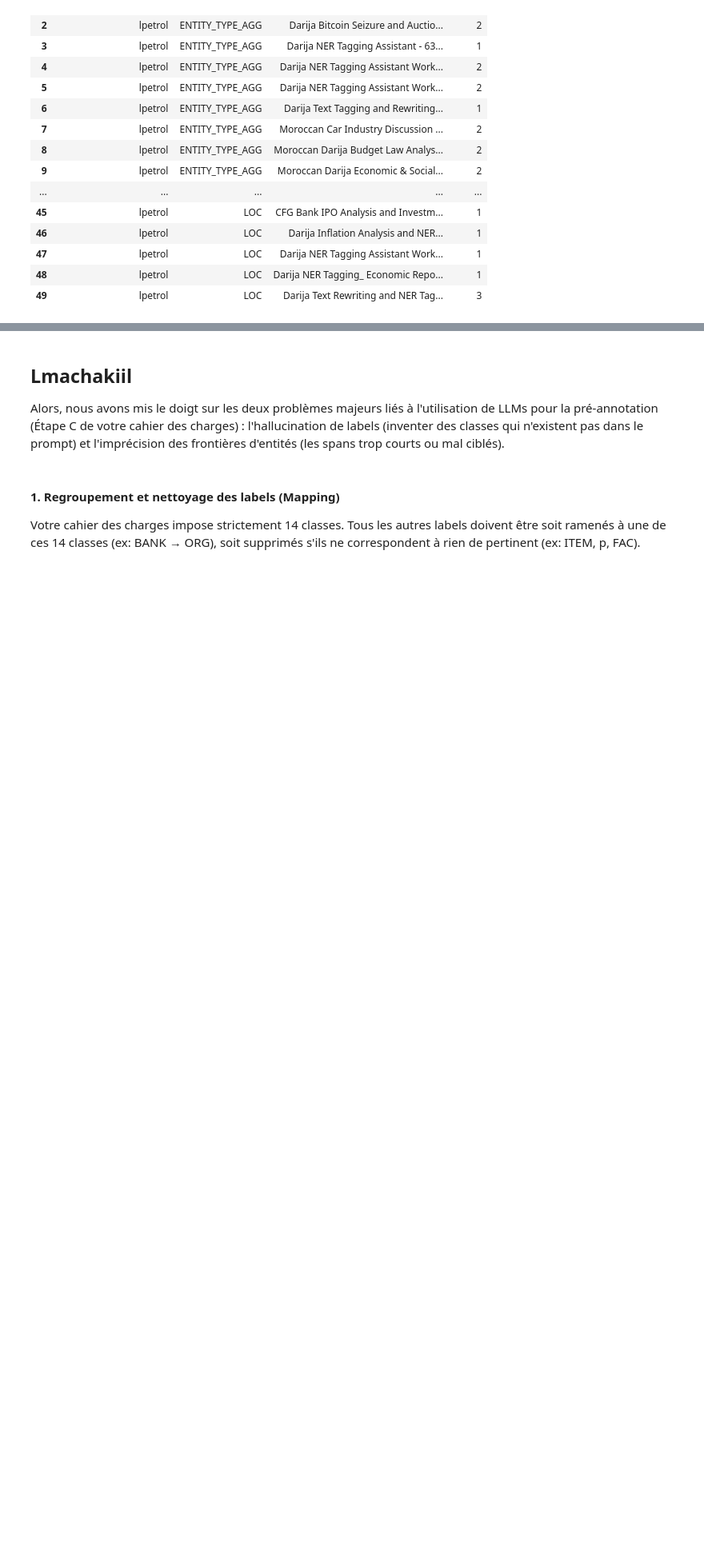
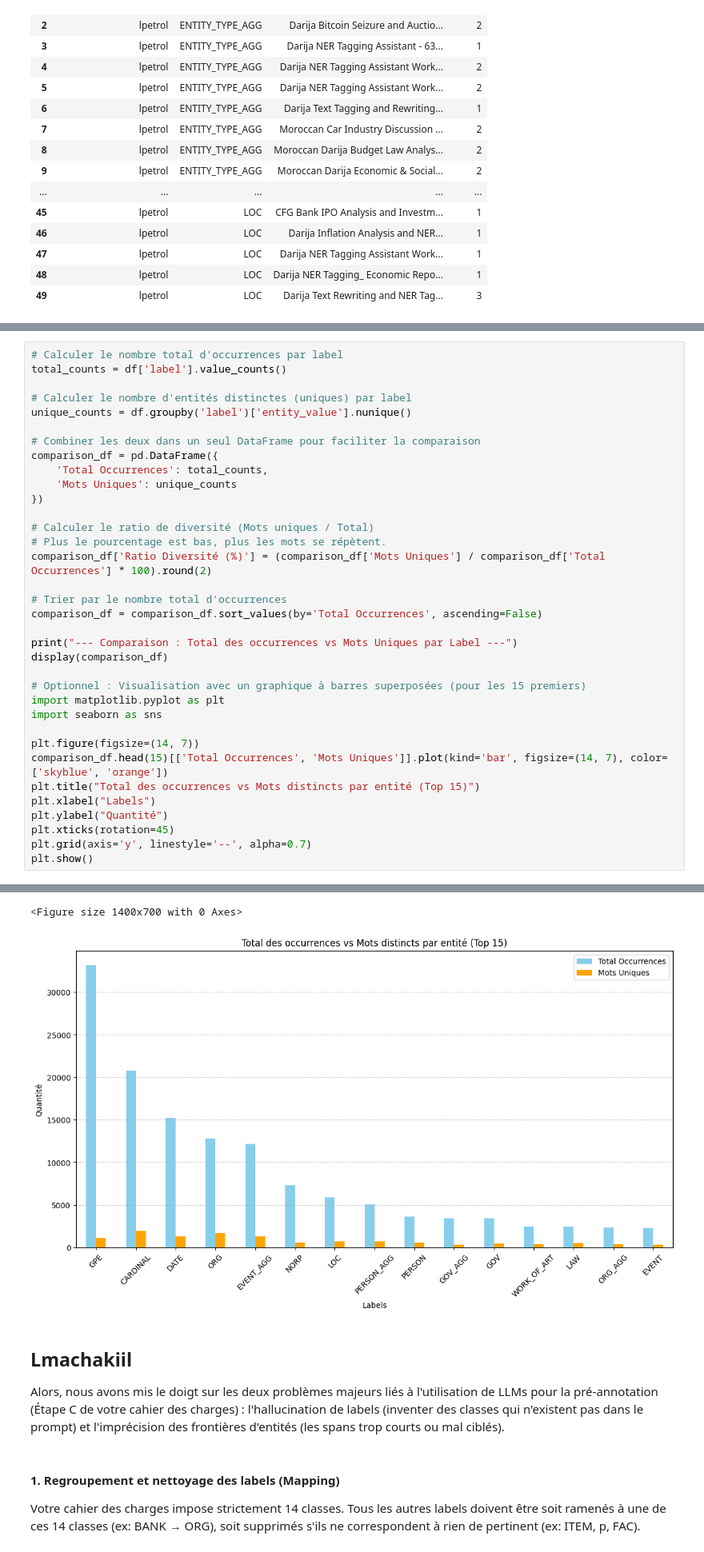
Before and after one commit to AmineKL-dev/projet-NER-darija, a Jupyter notebook: notebook/Analyse_exploitable.ipynb, the cells around one changed output, grey strips where cells are left out. Shown at 80% size. Cells and saved outputs as stored; diff of their text form; blank space fills up the shorter version.

```diff
--- a/notebook/Analyse_exploitable.ipynb
+++ b/notebook/Analyse_exploitable.ipynb
@@ -318,0 +269,36 @@ df[df['entity_value'].str.contains('lpetrol', case=False, na=False)].groupby(['e
+# %%
+# Calculer le nombre total d'occurrences par label
+total_counts = df['label'].value_counts()
+
+# Calculer le nombre d'entités distinctes (uniques) par label
+unique_counts = df.groupby('label')['entity_value'].nunique()
+
+# Combiner les deux dans un seul DataFrame pour faciliter la comparaison
+comparison_df = pd.DataFrame({
+    'Total Occurrences': total_counts,
+    'Mots Uniques': unique_counts
+})
+
+# Calculer le ratio de diversité (Mots uniques / Total)
+# Plus le pourcentage est bas, plus les mots se répètent.
+comparison_df['Ratio Diversité (%)'] = (comparison_df['Mots Uniques'] / comparison_df['Total Occurrences'] * 100).round(2)
+
+# Trier par le nombre total d'occurrences
+comparison_df = comparison_df.sort_values(by='Total Occurrences', ascending=False)
+
+print("--- Comparaison : Total des occurrences vs Mots Uniques par Label ---")
+display(comparison_df)
+
+# Optionnel : Visualisation avec un graphique à barres superposées (pour les 15 premiers)
+import matplotlib.pyplot as plt
+import seaborn as sns
+
+plt.figure(figsize=(14, 7))
+comparison_df.head(15)[['Total Occurrences', 'Mots Uniques']].plot(kind='bar', figsize=(14, 7), color=['skyblue', 'orange'])
+plt.title("Total des occurrences vs Mots distincts par entité (Top 15)")
+plt.xlabel("Labels")
+plt.ylabel("Quantité")
+plt.xticks(rotation=45)
+plt.grid(axis='y', linestyle='--', alpha=0.7)
+plt.show()
+# %% [output]
@@ -319,3 +324,5 @@ df[df['entity_value'].str.contains('lpetrol', case=False, na=False)].groupby(['e
+<Figure size 1400x700 with 0 Axes>
+[figure, added]
 # %% [markdown]
 ## Lmachakiil
 
```
Also changed, not shown: parts of 20 cells of this notebook.
